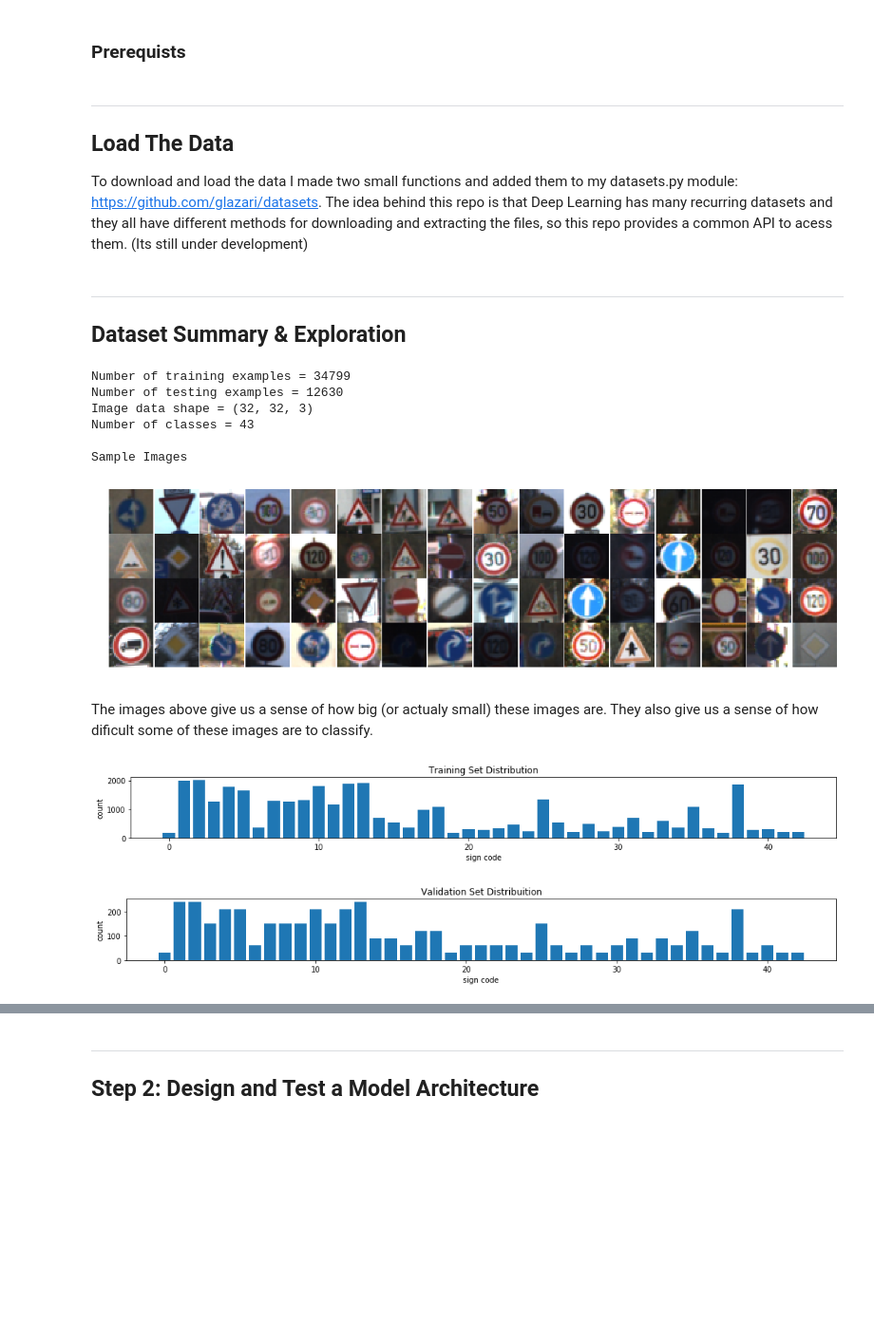
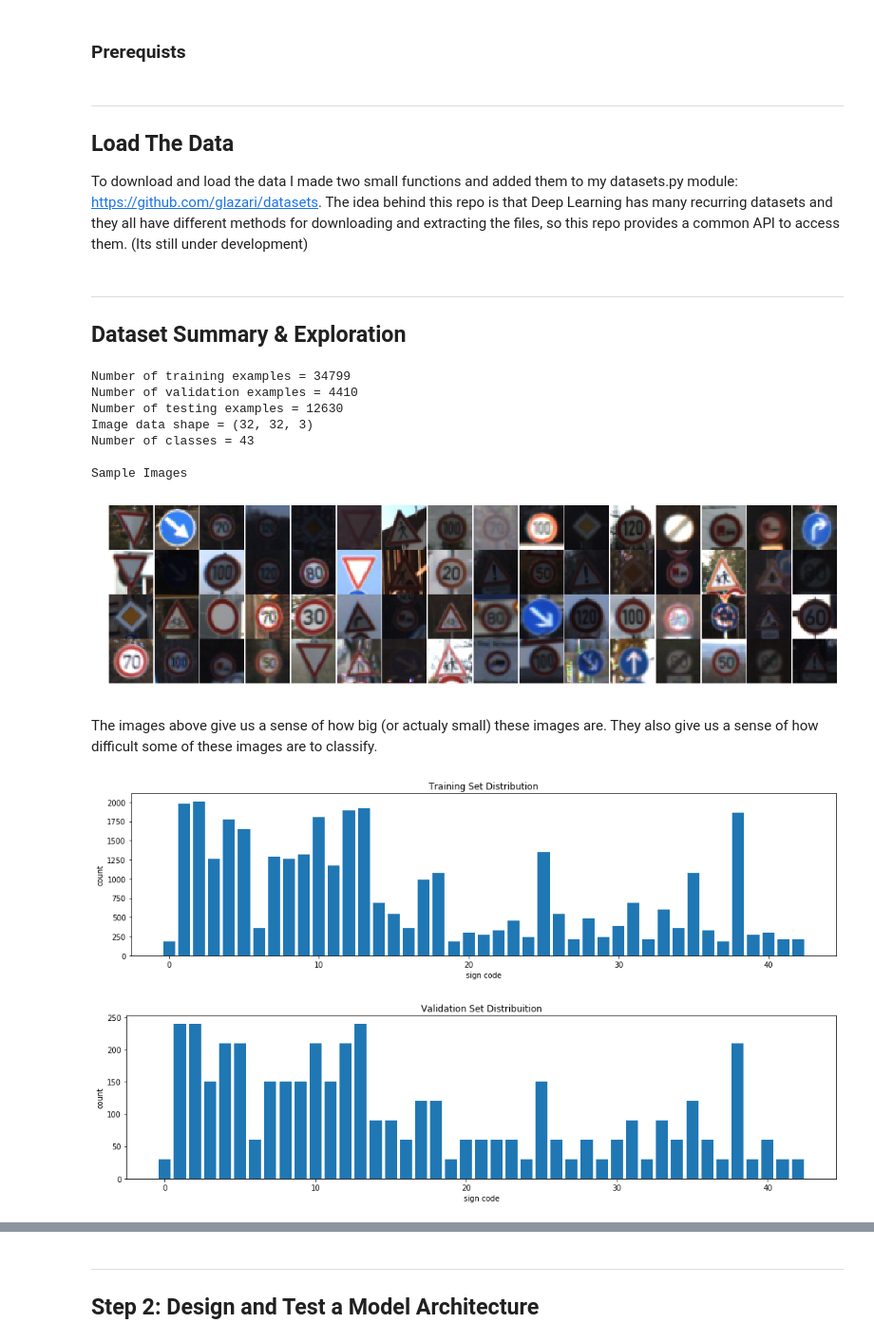
Before and after one commit to glazari/Self-Driving-Car-NanoDegree, a Jupyter notebook: CarND-Traffic-Sign-Classifier-Project/Traffic_Sign_Classifier.ipynb, the cells around one changed output, grey strips where cells are left out. Shown at 95% size. Drawn from its saved outputs; the diff is of its cells as text; code cells hidden in the pictures; blank space fills up the shorter version.

```diff
--- a/CarND-Traffic-Sign-Classifier-Project/Traffic_Sign_Classifier.ipynb
+++ b/CarND-Traffic-Sign-Classifier-Project/Traffic_Sign_Classifier.ipynb
@@ -18,7 +17,7 @@ from IPython.display import display, HTML
 ---
 ## Load The Data
 
-To download and load the data I made two small functions and added them to my datasets.py module: https://github.com/glazari/datasets. The idea behind this repo is that Deep Learning has many recurring datasets and they all have different methods for downloading and extracting the files, so this repo provides a common API to acess them. (Its still under development)
+To download and load the data I made two small functions and added them to my datasets.py module: https://github.com/glazari/datasets. The idea behind this repo is that Deep Learning has many recurring datasets and they all have different methods for downloading and extracting the files, so this repo provides a common API to access them. (Its still under development)
 # %%
 import datasets
 
@@ -39,6 +38,7 @@ n_test = len(test_x)
 image_shape = train_x[0].shape
 n_classes = len(set(train_y))
 print("Number of training examples =", n_train)
+print("Number of validation examples =", n_validation)
 print("Number of testing examples =", n_test)
 print("Image data shape =", image_shape)
 print("Number of classes =", n_classes)
@@ -59,34 +59,37 @@ def view_samples(Imgs, title='Sample Images', size=64):
         plt.imshow(samples[i])
         plt.axis('off')
     plt.subplots_adjust(wspace=0, hspace=0)
+    title = title.replace(' ', '_')
     plt.savefig(title+'.png')
     plt.show()
 
 view_samples(train_x, title='Sample Images', size=64)
 # %% [output]
 Number of training examples = 34799
+Number of validation examples = 4410
 Number of testing examples = 12630
 Image data shape = (32, 32, 3)
 Number of classes = 43
 
 Sample Images
-[figure, old version]
+[figure, new version]
 # %% [markdown]
-The images above give us a sense of how big (or actualy small) these images are. They also give us a sense of how dificult some of these images are to classify.
+The images above give us a sense of how big (or actualy small) these images are. They also give us a sense of how difficult some of these images are to classify.
 # %%
 #Histogram of classes distribution
 def hist_classes(labels, name=''):
     unique, counts = np.unique(labels, return_counts=True)
-    plt.figure(figsize=(17,1.5))
+    plt.figure(figsize=(17,4))
     plt.bar(unique, counts)
     plt.title(name)
     plt.xlabel('sign code')
     plt.ylabel('count')
+    name = name.replace(' ', '_')
     plt.savefig(name+'_classes_histogram.png')
     plt.show()
 hist_classes(train_y, 'Training Set Distribution')
 hist_classes(val_y, 'Validation Set Distribuition')
 # %% [output]
-[figure, old version]
+[figure, new version]
-[figure, old version]
+[figure, new version]
 # %% [markdown]
```
Also changed, not shown: parts of 17 cells of this notebook, 4 other files.
